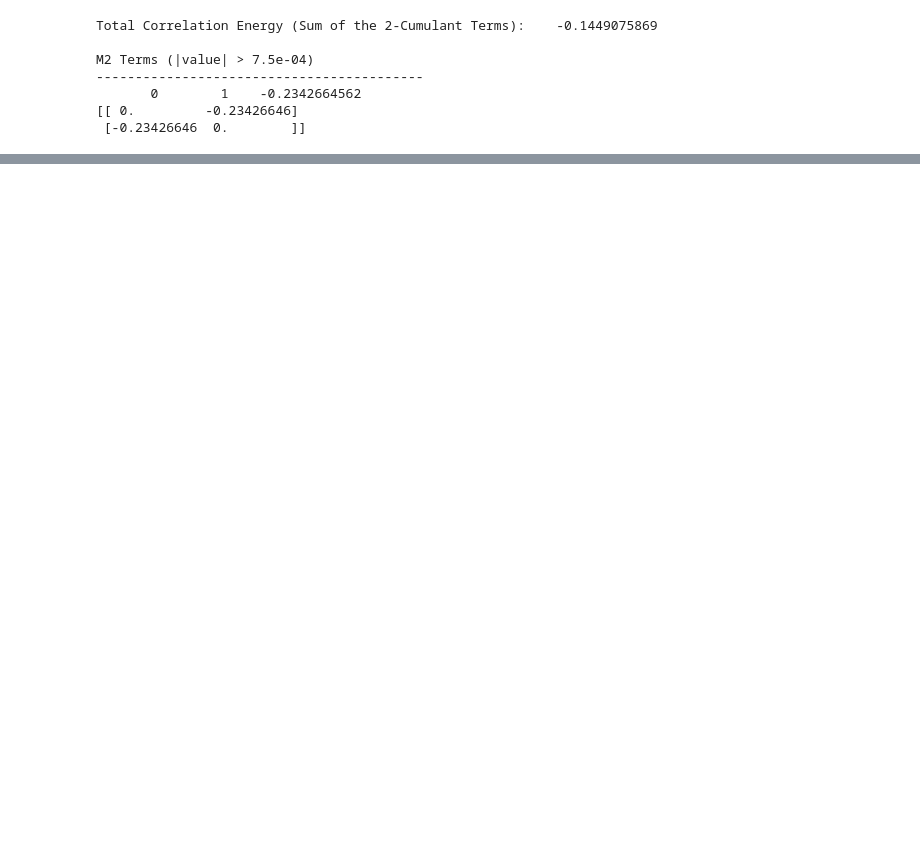
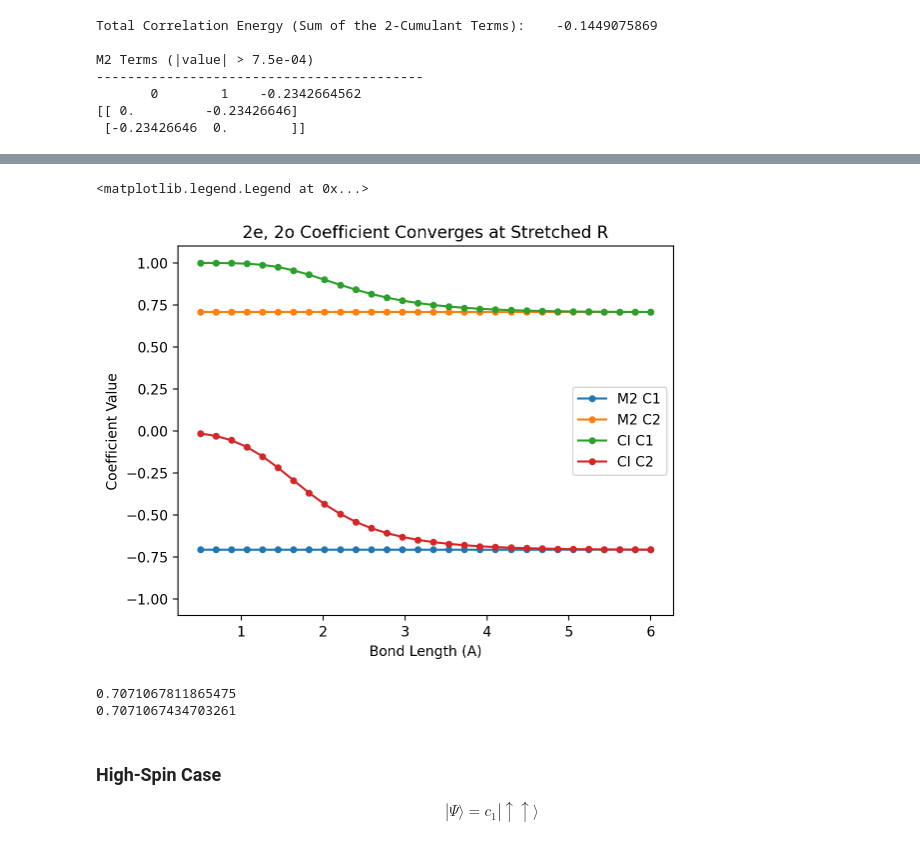
Before and after one commit to evangelistalab/forte2, a Jupyter notebook: tutorials/mca_energy/h2_mce.ipynb, the cells around one changed output, grey strips where cells are left out. Drawn from its saved outputs; the diff is of its cells as text; code cells hidden in the pictures; blank space fills up the shorter version.

```diff
--- a/tutorials/mca_energy/h2_mce.ipynb
+++ b/tutorials/mca_energy/h2_mce.ipynb
@@ -148,14 +295,14 @@ Generating cube files with the following parameters:
 # %%
 xyz = """
 H 0.000 0.000 0.000
-H 0.000 0.000 1.740
+H 0.000 0.000 6.000
 """
 system = forte2.System(xyz=xyz, basis_set="cc-pVDZ", auxiliary_basis_set="cc-pVTZ-JKFIT")
 
-rhf = forte2.ROHF(charge=0, ms=1.0)(system)
+rhf = forte2.RHF(charge=0)(system)
 rhf.run()
 
-ci=forte2.CI(forte2.State(system=system, multiplicity=3,ms=1.0),active_orbitals=[0,1])(rhf) #2 electrons in 2 spin-orbitals
+ci=forte2.CI(forte2.State(system=system, multiplicity=1,ms=0.0),active_orbitals=[0,1])(rhf) #2 electrons in 2 spin-orbitals
 ci.run()
 # %% [output]
 Point group symmetry detection not performed. Running in C1 symmetry.
@@ -249,0 +326,17 @@ Generating cube files with the following parameters:
+# %%
+ints = forte2.jkbuilder.RestrictedMOIntegrals(
+        system=ci.system,
+        C=ci.C[0],
+        orbitals=ci.active_indices
+    )
+V = ints.V
+H = ints.H
+Ecore = ints.E
+
+print("Two electron integrals")
+for i in range(0,2):
+    for j in range(0,2):
+        for k in range(0,2):
+            for l in range(0,2):
+                if abs(c_tensor[i][j][k][l]) > 1e-15:
+                    print(f"p={i}, q={j}, r={k}, s={l} : {V[i][j][k][l]}")
@@ -249,0 +433,25 @@ Generating cube files with the following parameters:
+# %%
+plt.plot(bond_lengths, c1_list, '-o', markersize=4, label="M2 C1")
+plt.plot(bond_lengths, c2_list, '-o', ms=4, label="M2 C2")
+plt.plot(bond_lengths, ci_c1_list, '-o', ms=4, label= "CI C1")
+plt.plot(bond_lengths, ci_c2_list, '-o', ms=4, label="CI C2")
+plt.ylim(-1.1,1.1)
+plt.title("2e, 2o Coefficient Converges at Stretched R")
+plt.xlabel("Bond Length (A)")
+plt.ylabel("Coefficient Value")
+plt.legend()
+#plt.savefig("coeffs.pdf",dpi=1000,bbox_inches='tight')
+# %% [output]
+<matplotlib.legend.Legend at 0x...>
+[figure, added]
+# %%
+print(1/np.sqrt(2))
+print(c2_list[5])
+# %% [output]
+0.7071067811865475
+0.7071067434703261
+# %% [markdown]
+### High-Spin Case
+$$
+|\Psi\rangle = c_1|\uparrow \uparrow \rangle
+$$
```
Also changed, not shown: parts of 22 cells of this notebook.
